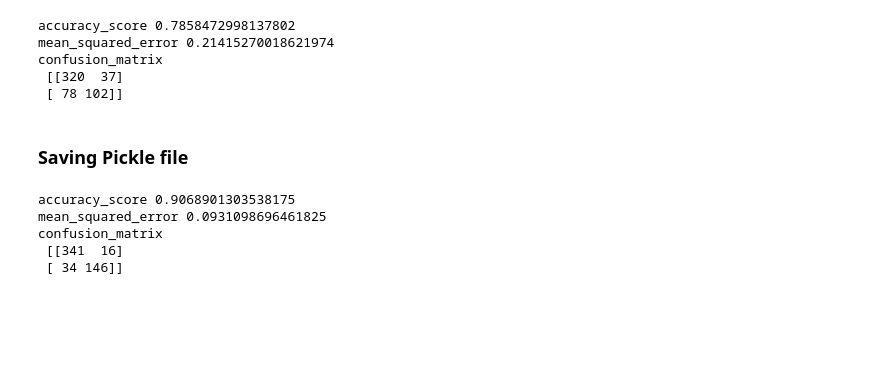
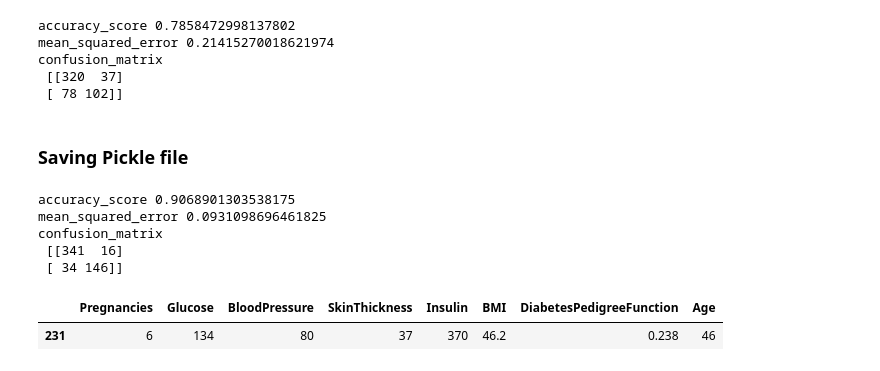
Before and after one commit to mahesh6420/Ensemble-Learning-ML, a Jupyter notebook: pima_diabetes.ipynb, the cells around one changed output. Saved outputs shown, nothing was run; the diff lists cells and outputs as text; code cells hidden in the pictures; blank space fills up the shorter version.

```diff
--- a/pima_diabetes.ipynb
+++ b/pima_diabetes.ipynb
@@ -555,3 +555,8 @@ mean_squared_error 0.0931098696461825
 confusion_matrix
  [[341  16]
  [ 34 146]]
+# %%
+x_test.head(1)
+# %% [output]
+|  | Pregnancies | Glucose | BloodPressure | SkinThickness | Insulin | BMI | DiabetesPedigreeFunction | Age |
+| 231 | 6 | 134 | 80 | 37 | 370 | 46.2 | 0.238 | 46 |
```
Also changed, not shown: parts of 1 cell of this notebook, 3 other files.
